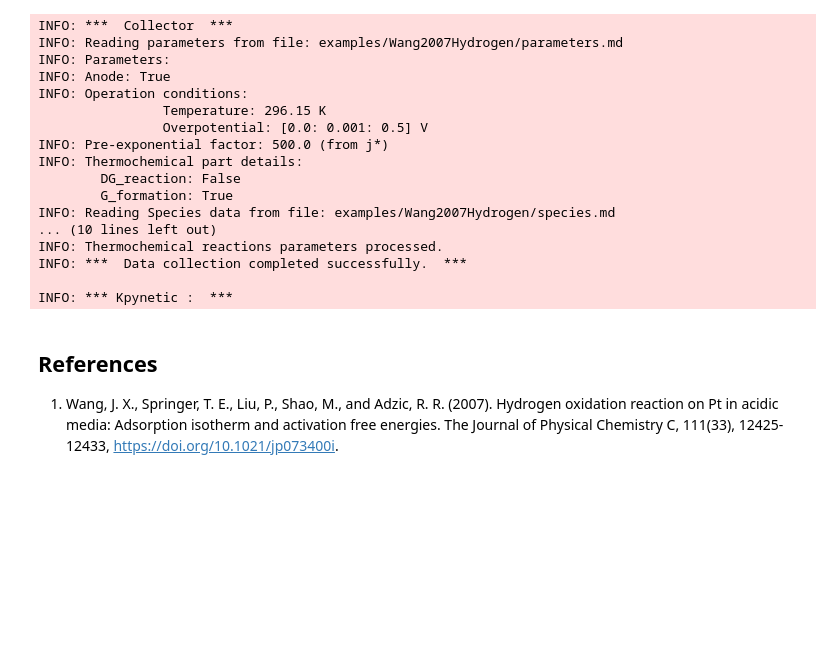
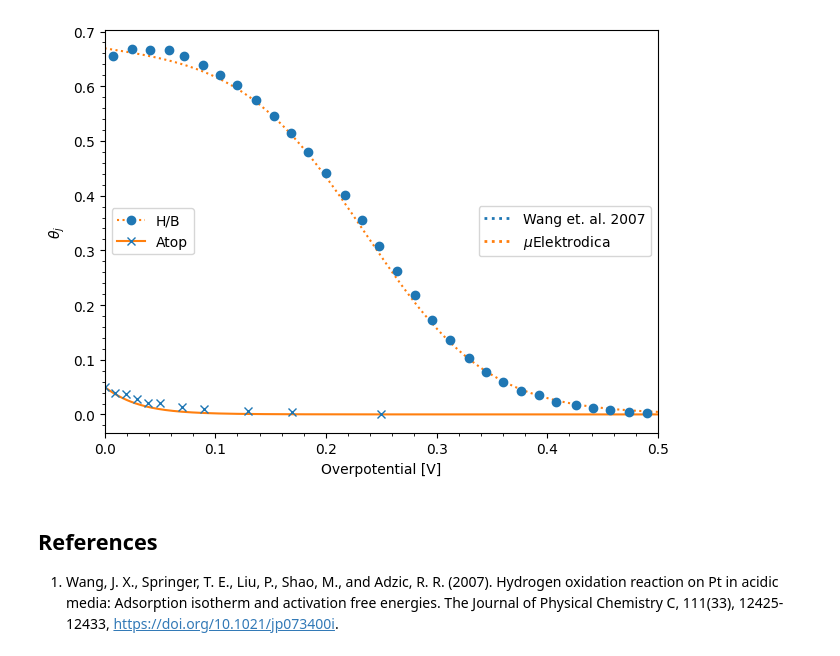
Before and after one commit to CarlosBaqueiro/MicroElektrodica, a Jupyter notebook: tutorials/melektrodica_tutorial_hydrogen.ipynb, the cells around one changed output. Cells and saved outputs as stored; diff of their text form; code cells hidden in the pictures; blank space fills up the shorter version.

```diff
--- a/tutorials/melektrodica_tutorial_hydrogen.ipynb
+++ b/tutorials/melektrodica_tutorial_hydrogen.ipynb
@@ -32,26 +82,50 @@ from melektrodica import Collector, Calculator, Coordinator, Fitter, Kpynetic, W
 # %%
-directory = os.path.join("examples","Wang2007Hydrogen")
 writer = Writer(log_file="Wang2007Hydrogen.log", log_directory=directory)
+# H/B sites
 data = Collector(directory)
 Kpy = Kpynetic(data)
+melek = Calculator(Kpy, 'hb' )
+# Retrieving data from Wang et al. [1]
+h_hb = pd.read_csv(directory + "/WangData/coverages_hb.csv", comment='#').values
+j_hb = pd.read_csv(directory + "/WangData/current_hb.csv", comment='#').values
+
+# Atop sites
+data_atop = copy.deepcopy(data)
+data_atop.species.g_formation_ads = np.array([75]) * 1e-3
+data_atop.reactions.ga = np.array([196, 294, 48]) * 1e-3
+Kpy_atop = Kpynetic(data_atop)
+melek_atop = Calculator(Kpy_atop, 'atop')
+# Retrieving data from Wang et al. [1]
+h_atop = pd.read_csv(directory + "/WangData/coverages_atop.csv", comment='#').values
+j_atop = pd.read_csv(directory + "/WangData/current_atop.csv", comment='#').values
+
+collection = {"H/B": ("o", ":", h_hb), "Atop": ("x", "-", h_atop)}
+figname = os.path.join(directory, "WangHydrogen_theta.png")
+plt.plot(melek.potential, melek.results.theta, linestyle=":", color="tab:orange")
+plt.plot(melek.potential, melek_atop.results.theta, linestyle="-", color="tab:orange")
+for label, (mark, linest, data) in collection.items():
+    plt.plot(data[:, 0], data[:, 1], marker=mark, linestyle="", color="tab:blue")
+plt.xlabel("Overpotential [V]")
+plt.ylabel(r"$\theta_j$")
+plt.minorticks_on()
+plt.tight_layout()
+species_legend = [
+    Line2D([0],[0], marker="o", markerfacecolor="tab:blue", markeredgecolor="tab:blue", linestyle=":", color="tab:orange", label=rf"H/B" ),
+    Line2D([0],[0], marker="x", markerfacecolor="tab:blue", markeredgecolor="tab:blue", linestyle="-", color="tab:orange", label=rf"Atop"),
+    ]
+solutions_legend = [
+    Line2D([0],[0], color="tab:blue", lw=2, linestyle=":", label="Wang et. al. 2007"  ),
+    Line2D([0],[0], color="tab:orange", lw=2, linestyle=":", label=r"$\mu$Elektrodica"),
+    ]
+first_legend = plt.legend(handles=species_legend, loc="center left")
+plt.gca().add_artist(first_legend)
+plt.legend(handles=solutions_legend, loc="center right")
+plt.tight_layout()
+plt.xlim(0, 0.5)
+plt.savefig(figname, dpi=300, bbox_inches="tight", format="png")
+plt.show()
 # %% [output]
-INFO: ***  Collector  ***
-INFO: Reading parameters from file: examples/Wang2007Hydrogen/parameters.md
-INFO: Parameters:
-INFO: Anode: True
-INFO: Operation conditions:
-                Temperature: 296.15 K
-                Overpotential: [0.0: 0.001: 0.5] V
-INFO: Pre-exponential factor: 500.0 (from j*)
-INFO: Thermochemical part details:
-        DG_reaction: False
-        G_formation: True
-INFO: Reading Species data from file: examples/Wang2007Hydrogen/species.md
-... (10 lines left out)
-INFO: Thermochemical reactions parameters processed.
-INFO: ***  Data collection completed successfully.  ***
-
-INFO: *** Kpynetic :  ***
+[figure, added]
 # %% [markdown]
 ## References
 1. Wang, J. X., Springer, T. E., Liu, P., Shao, M., and Adzic, R. R. (2007). Hydrogen oxidation reaction on Pt in acidic media: Adsorption isotherm and activation free energies. The Journal of Physical Chemistry C, 111(33), 12425-12433, https://doi.org/10.1021/jp073400i.
```
Also changed, not shown: parts of 14 cells of this notebook, 7 other files.
